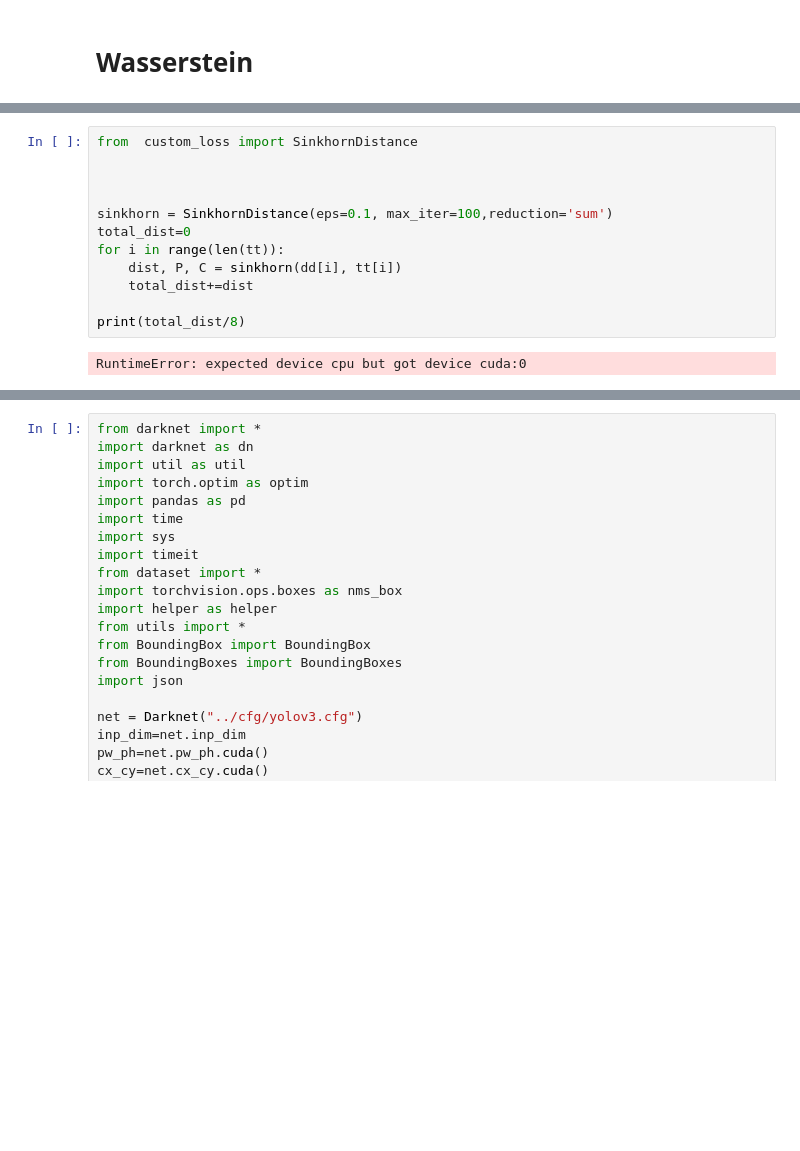
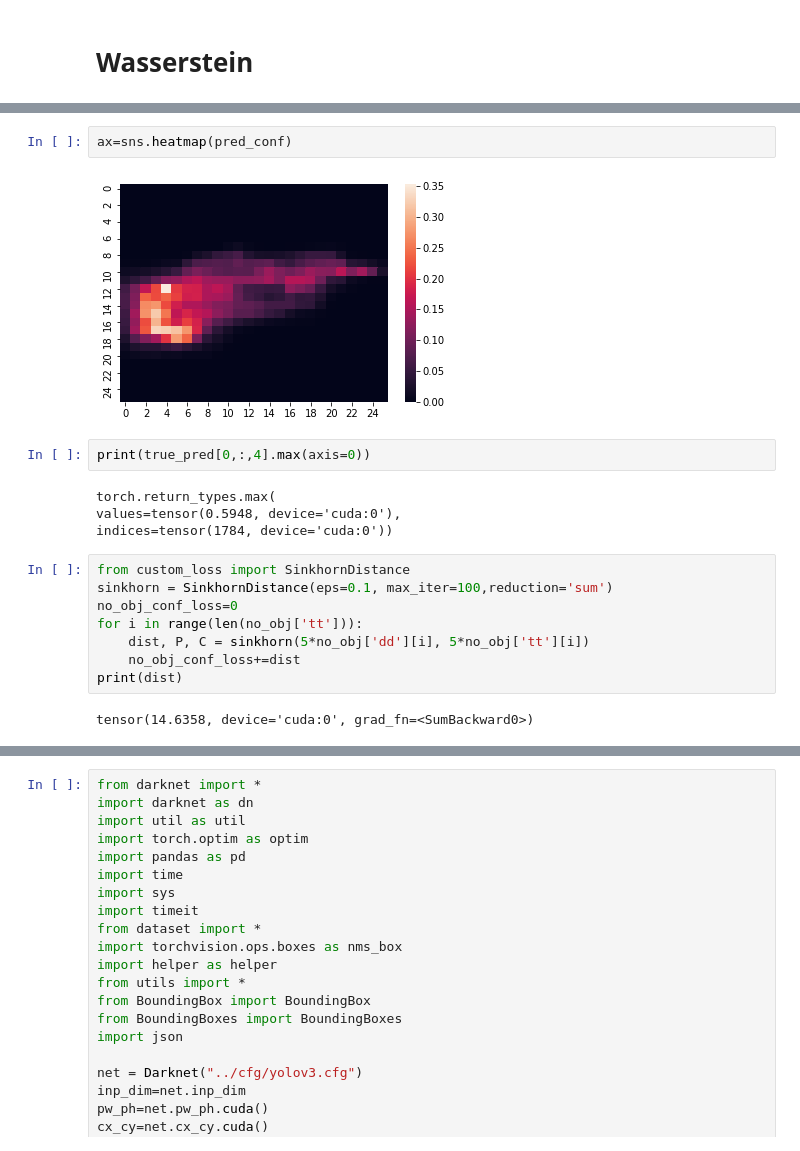
Before and after one commit to kostas1515/yolo_on_coco, a Jupyter notebook: coco.ipynb, the cells around one changed output, grey strips where cells are left out. Drawn from its saved outputs; the diff is of its cells as text; blank space fills up the shorter version.

```diff
--- a/coco.ipynb
+++ b/coco.ipynb
@@ -428,14 +577,20 @@ print(len(tt))
+# %%
+ax=sns.heatmap(pred_conf)
+# %% [output]
+[figure, added]
+# %%
+print(true_pred[0,:,4].max(axis=0))
+# %% [output]
+torch.return_types.max(
+values=tensor(0.5948, device='cuda:0'),
+indices=tensor(1784, device='cuda:0'))
 # %%
-from  custom_loss import SinkhornDistance
-
-
-
+from custom_loss import SinkhornDistance
 sinkhorn = SinkhornDistance(eps=0.1, max_iter=100,reduction='sum')
-total_dist=0
-for i in range(len(tt)):
-    dist, P, C = sinkhorn(dd[i], tt[i])
-    total_dist+=dist
-
-print(total_dist/8)
+no_obj_conf_loss=0
+for i in range(len(no_obj['tt'])):
+    dist, P, C = sinkhorn(5*no_obj['dd'][i], 5*no_obj['tt'][i])
+    no_obj_conf_loss+=dist
+print(dist)
 # %% [output]
-RuntimeError: expected device cpu but got device cuda:0
+tensor(14.6358, device='cuda:0', grad_fn=<SumBackward0>)
```
Also changed, not shown: parts of 19 cells of this notebook, 6 other files.
